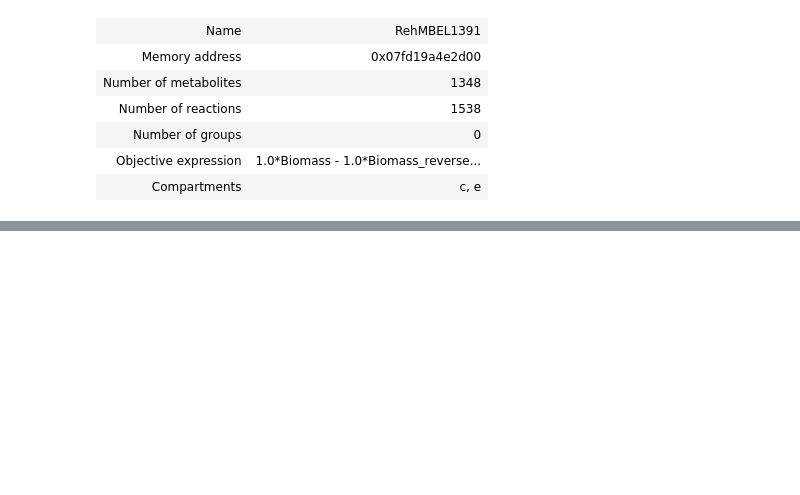
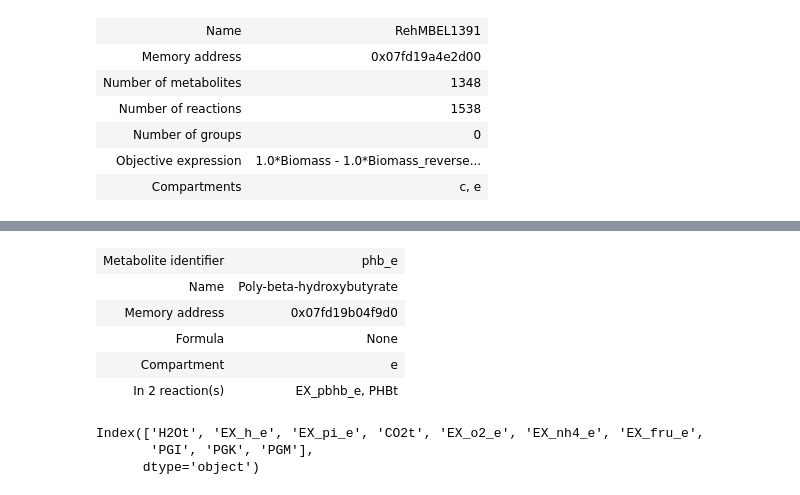
Before and after one commit to 27410/group-assignment-2021-group_2_pha-production, a Jupyter notebook: Test.ipynb, the cells around one changed output, grey strips where cells are left out. Cells and saved outputs as stored; diff of their text form; code cells hidden in the pictures; blank space fills up the shorter version.

```diff
--- a/Test.ipynb
+++ b/Test.ipynb
@@ -16,0 +50,18 @@ model
+# %%
+model.metabolites.phb_e
+# %% [output]
+| Metabolite identifier | phb_e |
+| Name | Poly-beta-hydroxybutyrate |
+| Memory address | 0x07fd19b04f9d0 |
+| Formula | None |
+| Compartment | e |
+| In 2 reaction(s) | EX_pbhb_e, PHBt |
+# %%
+solution = model.optimize()
+fluxes = solution.fluxes
+order = fluxes.sort_values()
+print(order.index[0:10])
+# %% [output]
+Index(['H2Ot', 'EX_h_e', 'EX_pi_e', 'CO2t', 'EX_o2_e', 'EX_nh4_e', 'EX_fru_e',
+       'PGI', 'PGK', 'PGM'],
+      dtype='object')
```
Also changed, not shown: parts of 2 cells of this notebook.
